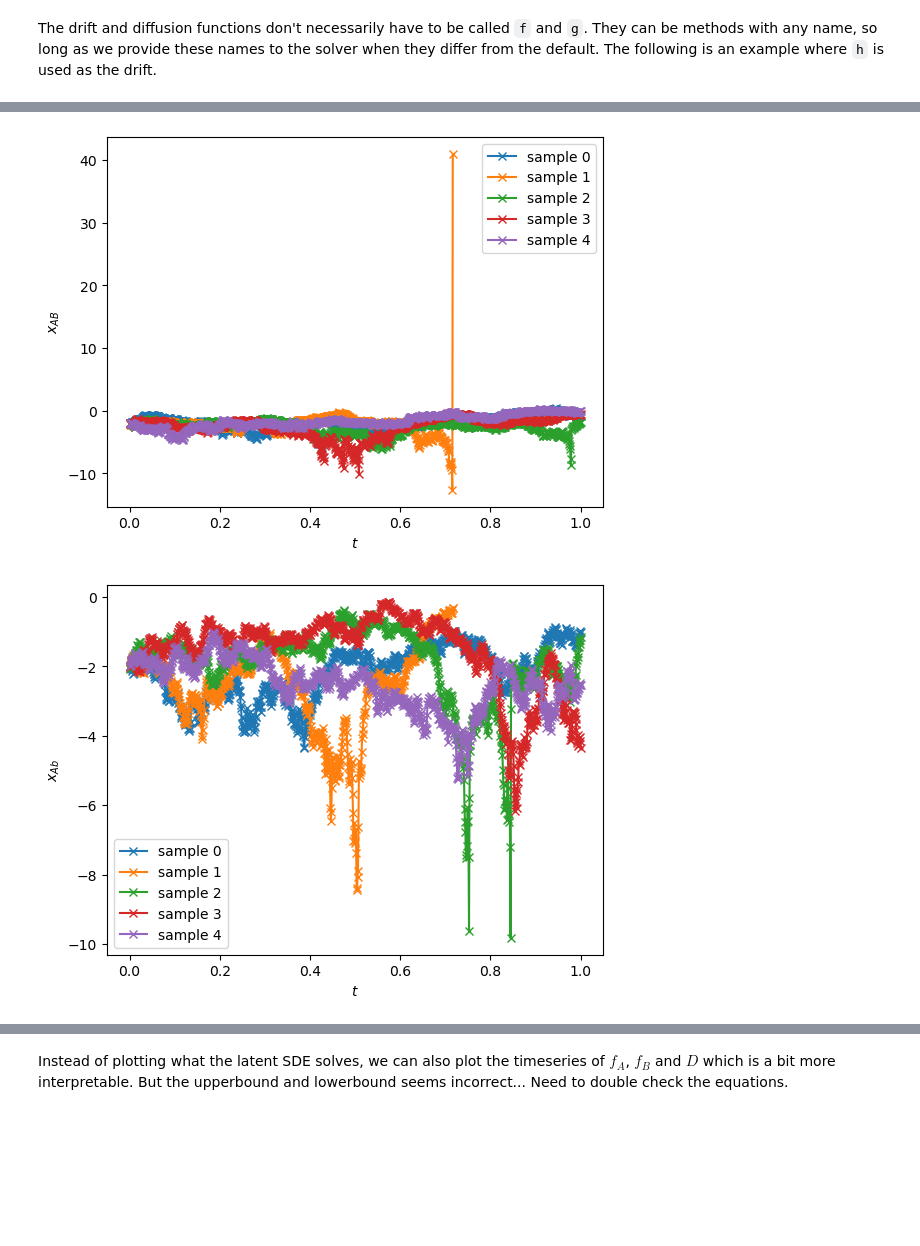
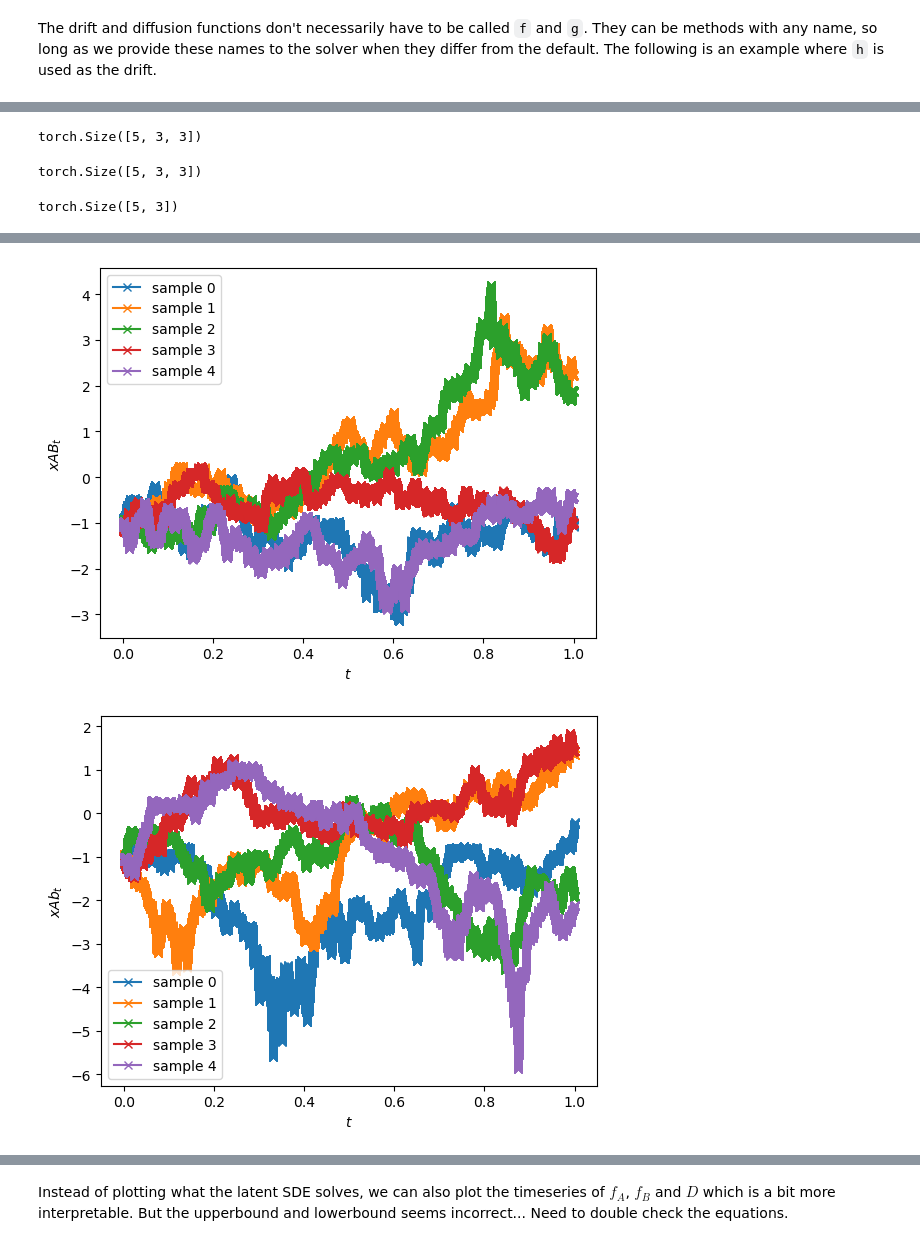
Before and after one commit to jiseonmin/torchsde, a Jupyter notebook: allele_freq_diffusion/demo.ipynb, the cells around one changed output, grey strips where cells are left out. Cells and saved outputs as stored; diff of their text form; code cells hidden in the pictures; blank space fills up the shorter version.

```diff
--- a/allele_freq_diffusion/demo.ipynb
+++ b/allele_freq_diffusion/demo.ipynb
@@ -110,3 +177,8 @@ plot(ts, ys, xlabel='$t$', ylabel='$Y_t$')
 For Stratonovich SDEs, the methods `midpoint`, `euler_heun`, `heun`, `milstein`, and `log_ode` are supported.
 # %% [markdown]
 The drift and diffusion functions don't necessarily have to be called `f` and `g`. They can be methods with any name, so long as we provide these names to the solver when they differ from the default. The following is an example where `h` is used as the drift.
+# %%
+batch_size = 5
+state_size=4
+fs = torch.full(size=(batch_size, state_size), fill_value=0.01)
+fAB,fAb,faB,fab = torch.split(fs, split_size_or_sections=(1, 1, 1,1), dim=1)
@@ -112,0 +197,6 @@ The drift and diffusion functions don't necessarily have to be called `f` and `g
+# %%
+D = torch.cat([torch.cat([fAB*(1-fAB), -fAB*fAb, -fAB*faB, -fAB*fab],dim=1),
+torch.cat([-fAb*fAB, fAb*(1-fAb), -fAb*faB, -fAb*fab],dim=1),
+torch.cat([-faB*fAB, -faB*fAb, faB*(1-faB), -faB*fab],dim=1),
+torch.cat([-fab*fAB, -fab*fAb, -fab*faB, fab*(1-fab)],dim=1)],dim=1)
+print(D.shape)
@@ -112,0 +205,2 @@ The drift and diffusion functions don't necessarily have to be called `f` and `g
+# %%
+D2=D.reshape(5,4,4)
@@ -112,0 +218,2 @@ The drift and diffusion functions don't necessarily have to be called `f` and `g
+# %%
+sigma = torch.linalg.cholesky(D2)
@@ -113,3 +224,15 @@ The drift and diffusion functions don't necessarily have to be called `f` and `g
+# %%
+torch.diag_embed(fs).shape
+# %% [output]
+torch.Size([5, 3, 3])
+# %%
+print((1/(1-torch.diag_embed(fs))/torch.diag_embed(fs)* sigma).shape)
+# %% [output]
+torch.Size([5, 3, 3])
+# %%
+print(torch.cat([fAB, fAb, faB], dim=1).shape)
+# %% [output]
+torch.Size([5, 3])
 # %%
 class SDE2locus(nn.Module):
     # use equation 3 and equation 8 from Ben Good's Genetics paper (2022)
@@ -117,12 +240,12 @@ class SDE2locus(nn.Module):
     def __init__(self):
         super().__init__()
         self.theta = nn.Parameter(torch.tensor(0.1), requires_grad=False)  # Scalar parameter.
-        self.noise_type = "diagonal"
+        self.noise_type = "general"
         self.sde_type = "ito"
-        self.alpha1 = -0.1
-        self.alpha2 = -0.01
-        self.beta1 = 0.001 # assume one way mutation from a to A
-        self.gamma = 0.2
+        self.alpha1 = -0.02
+        self.alpha2 = 0.
+        self.beta1 = 0.01 # assume one way mutation from a to A
+        self.gamma = 0.02
 
 
     def h(self, t, y):
@@ -130,32 +253,44 @@ class SDE2locus(nn.Module):
         fAB = torch.exp(xAB) / (1 + torch.exp(xAB))
         fAb = torch.exp(xAb) / (1 + torch.exp(xAb))
         faB = torch.exp(xaB) / (1 + torch.exp(xaB))
-        fab = 1 - fAB - fAb - faB
-        D = fAB * fab - fAb * faB
-        hAB = self.alpha1 + (self.beta1 * faB - self.gamma * D) * (1 + torch.exp(xAB)) ** 2 / torch.exp(xAB)
+        D = fAB * (1 - fAB - fAb - faB) - fAb * faB
+        hAB = self.alpha1 + self.alpha2 + (self.beta1 * faB - self.gamma * D) * (1 + torch.exp(xAB)) ** 2 / torch.exp(xAB)
         hAb = self.alpha1 + (self.beta1 * fab + self.gamma * D) * (1 + torch.exp(xAb)) ** 2 / torch.exp(xAb)
         haB = self.alpha2 + (-self.beta1 * faB + self.gamma * D) * (1 + torch.exp(xaB)) ** 2 / torch.exp(xaB)
+        print(fAB, fAb, faB)
         return torch.cat([hAB, hAb, haB], dim=1)
 
     def g(self, t, y):
         xAB, xAb, xaB = torch.split(y, split_size_or_sections=(1, 1, 1), dim=1)
-        gAB = 2 * torch.cosh(0.5 * xAB)
-        gAb = 2 * torch.cosh(0.5 * xAb)
-        gaB = 2 * torch.cosh(0.5 * xaB)
-        return torch.cat([gAB, gAb, gaB], dim=1)
+        fAB = torch.exp(xAB) / (1 + torch.exp(xAB))
+        fAb = torch.exp(xAb) / (1 + torch.exp(xAb))
+        faB = torch.exp(xaB) / (1 + torch.exp(xaB))
+        diagAB = fAB * 1 / (1 + torch.exp(xAB))
+        diagAb = fAb * 1 / (1 + torch.exp(xAb))
+        diagaB = faB * 1 / (1 + torch.exp(xaB))
+        D_matrix = torch.cat([torch.cat([diagAB, -2*fAB*fAb, -2* fAB*faB],dim=1),
+        torch.cat([torch.zeros_like(fAB), diagAb, -2 * fAb*faB],dim=1),
+        torch.cat([torch.zeros_like(fAB), torch.zeros_like(fAB), diagaB],dim=1)],dim=1)
+        D_matrix = D_matrix.reshape(fAB.shape[0],3,3)
+        sigma = torch.linalg.cholesky(D_matrix)
+
+        # gAB = 2 * torch.cosh(0.5 * xAB)
+        # gAb = 2 * torch.cosh(0.5 * xAb)
+        # gaB = 2 * torch.cosh(0.5 * xaB)
+        gs = torch.diag_embed(torch.cat([1/fAB/(1-fAB),1/fAb/(1-fAb),1/faB/(1-faB)], dim=1))*sigma
+        return gs
 
 sde_new_name = SDE2locus()
 
-batch_size, state_size, t_size = 5, 3, 1000
+batch_size, state_size, t_size = 5, 3, 70000
 sde = SDE()
 ts = torch.linspace(0, 1, t_size)
-y0 = torch.full(size=(batch_size, state_size), fill_value=-2.)
+y0 = torch.full(size=(batch_size, state_size), fill_value=torch.log(torch.tensor(0.25/0.75)))
 
 with torch.no_grad():
     # Supply a dictionary to the argument `names`.
     ys = torchsde.sdeint(sde_new_name, y0, ts, method='euler', names={'drift': 'h'})
-
-plot(ts, ys[:,:,0], xlabel='$t$', ylabel='$x_{AB}$')
-plot(ts, ys[:,:,1], xlabel='$t$', ylabel='$x_{Ab}$')
-plot(ts, ys[:,:,2], xlabel='$t$', ylabel='$x_{aB}$')
+plot(ts, ys[:,:,0], xlabel='$t$', ylabel='$xAB_t$')
+plot(ts, ys[:,:,1], xlabel='$t$', ylabel='$xAb_t$')
+plot(ts, ys[:,:,2], xlabel='$t$', ylabel='$xaB_t$')
 # %% [output]
@@ -162,2 +314,2 @@ plot(ts, ys[:,:,2], xlabel='$t$', ylabel='$x_{aB}$')
-[figure, old version]
+[figure, new version]
-[figure, old version]
+[figure, new version]
```
Also changed, not shown: parts of 20 cells of this notebook.
